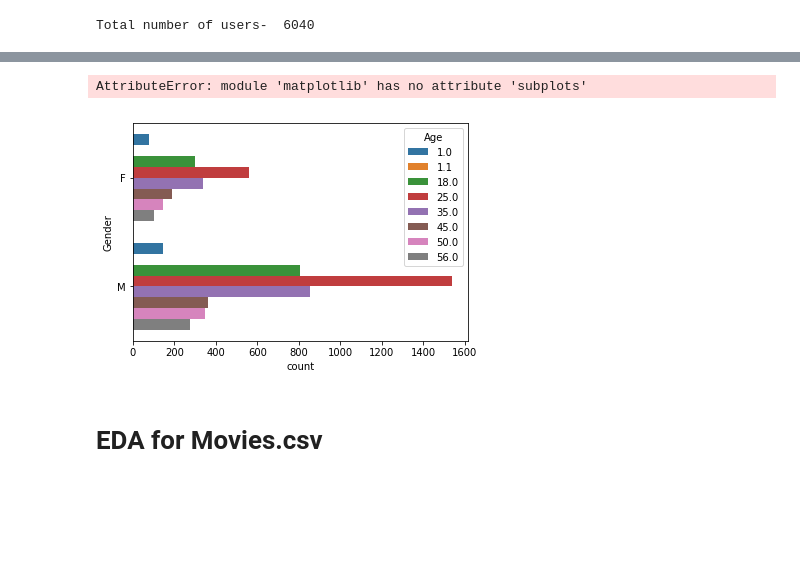
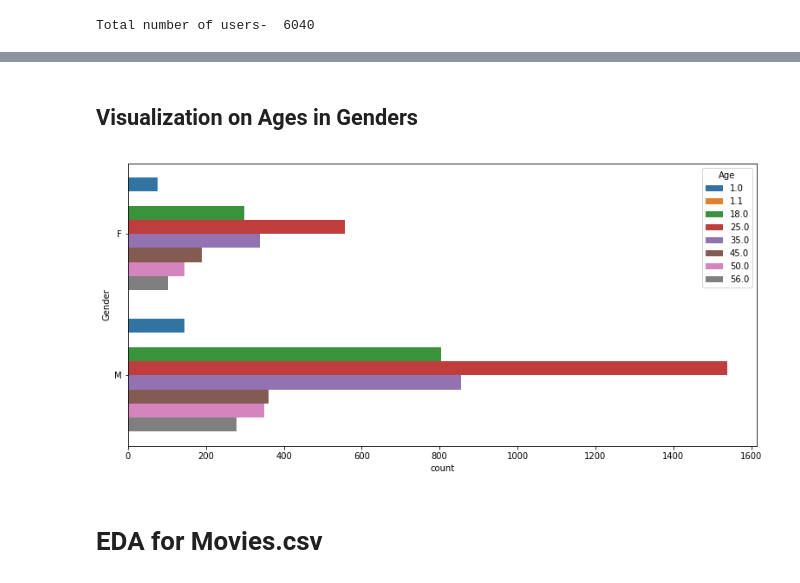
Before and after one commit to karangupta26/Movie-Recommendation-System, a Jupyter notebook: ExploratoryDataAnalysis.ipynb, the cells around one changed output, grey strips where cells are left out. Saved outputs shown, nothing was run; the diff lists cells and outputs as text; code cells hidden in the pictures; blank space fills up the shorter version.

```diff
--- a/ExploratoryDataAnalysis.ipynb
+++ b/ExploratoryDataAnalysis.ipynb
@@ -33,11 +83,9 @@ Total number of users-  6040
+# %% [markdown]
+## Visualization on Ages in Genders
 # %%
-f,ax = mplot.subplots(figsize=(7, 3)),sb.countplot(y="Gender", data=users_data)
+f,ax = mplot.pyplot.subplots(figsize=(13, 6)),sb.countplot(y="Gender", hue="Age", data=users_data)
 # %% [output]
-AttributeError: module 'matplotlib' has no attribute 'subplots'
+[figure, added]
-# %%
-ax = sb.countplot(y="Gender", hue="Age", data=users_data)
-# %% [output]
-[figure, removed]
 # %% [markdown]
 # EDA for Movies.csv
 # %%
```
Also changed, not shown: parts of 14 cells of this notebook.
